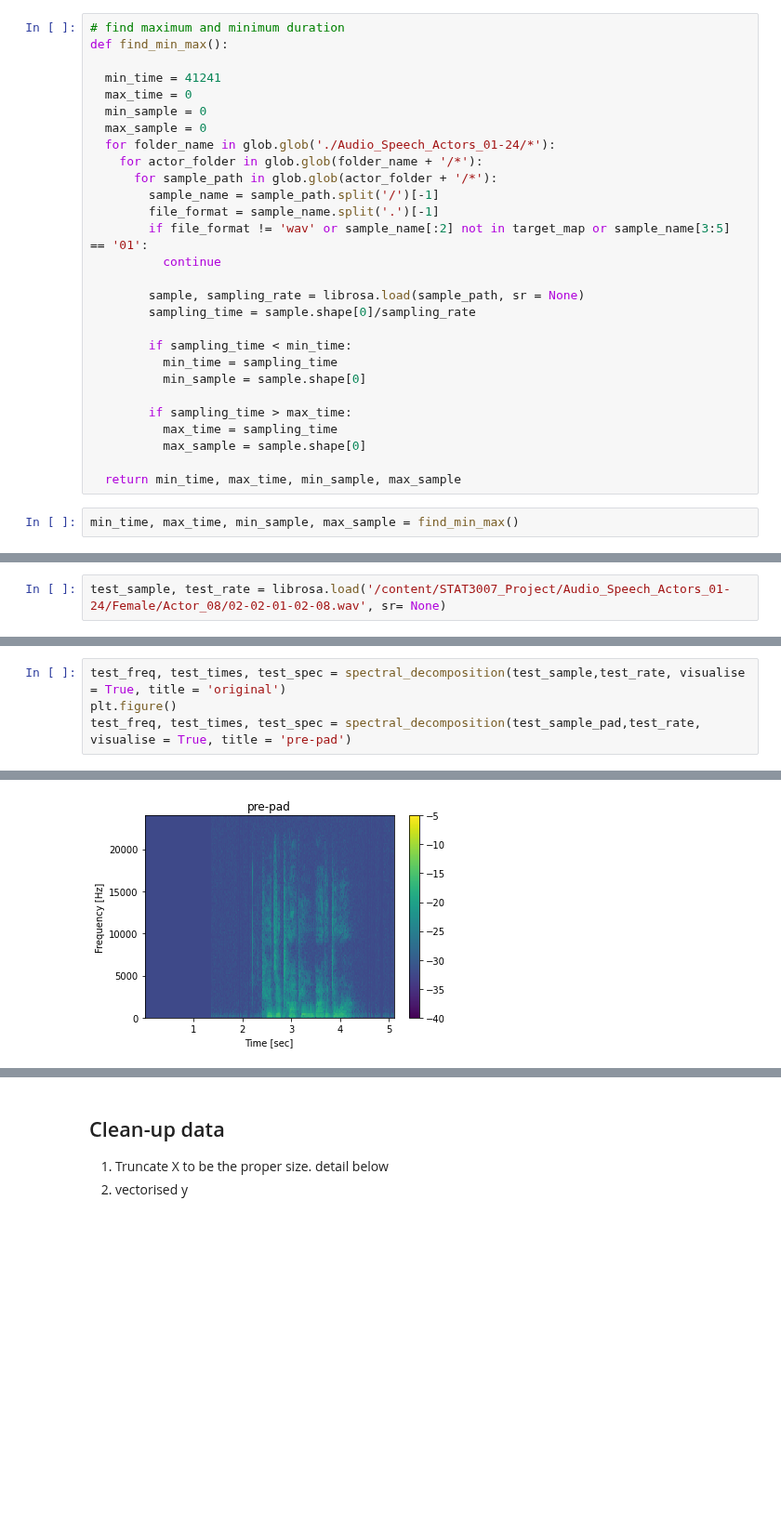
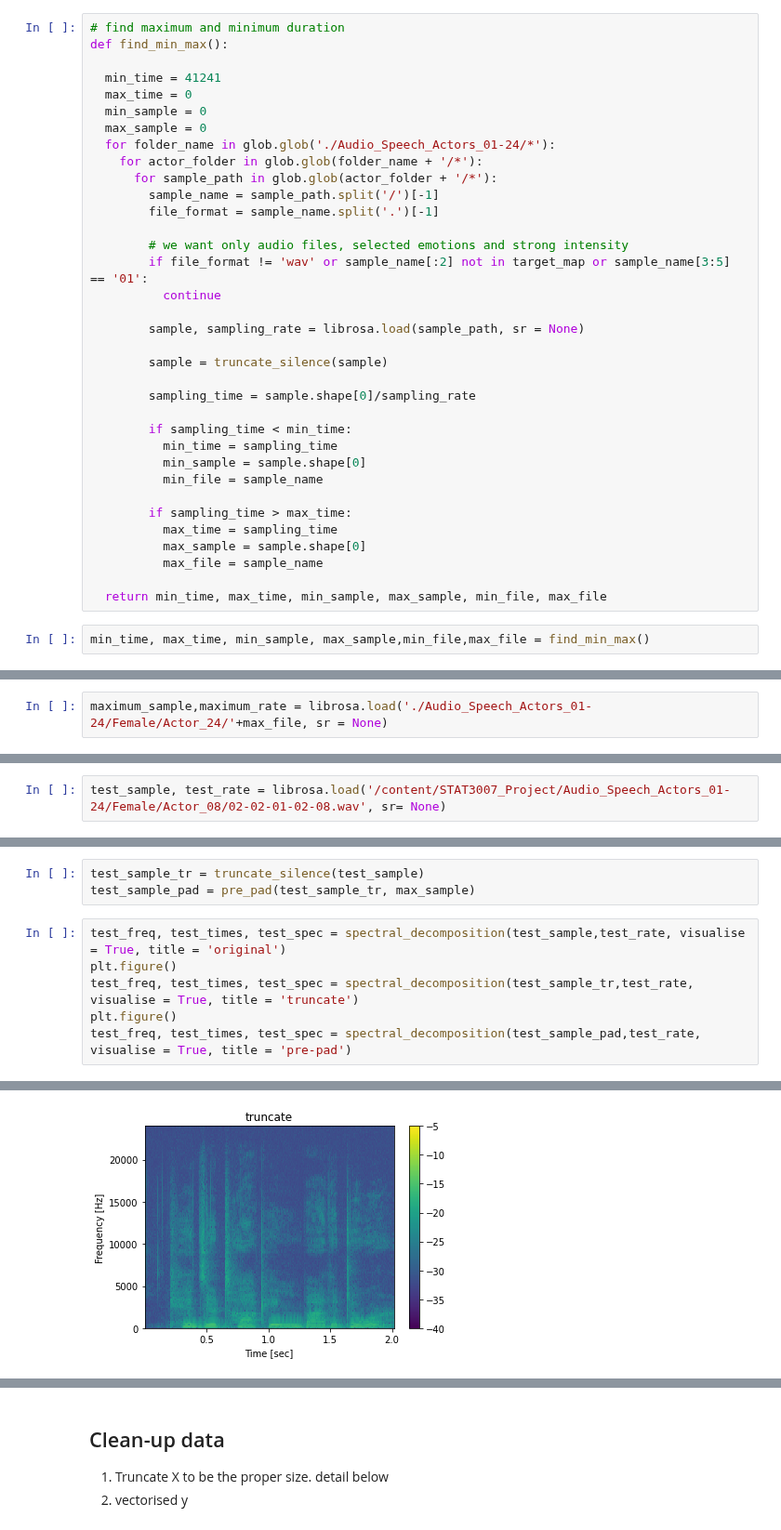
Before and after one commit to JordanFoss/STAT3007_Project, a Jupyter notebook: TimeDistributedCNN .ipynb, the cells around one changed output, grey strips where cells are left out. Shown at 93% size. Saved outputs shown, nothing was run; the diff lists cells and outputs as text; blank space fills up the shorter version.

```diff
--- a/TimeDistributedCNN .ipynb
+++ b/TimeDistributedCNN .ipynb
@@ -80,20 +138,27 @@ def find_min_max():
       for sample_path in glob.glob(actor_folder + '/*'):
         sample_name = sample_path.split('/')[-1]
         file_format = sample_name.split('.')[-1]
+
+        # we want only audio files, selected emotions and strong intensity
         if file_format != 'wav' or sample_name[:2] not in target_map or sample_name[3:5] == '01':
           continue
 
         sample, sampling_rate = librosa.load(sample_path, sr = None)
+
+        sample = truncate_silence(sample)
+
         sampling_time = sample.shape[0]/sampling_rate
 
         if sampling_time < min_time:
           min_time = sampling_time
           min_sample = sample.shape[0]
+          min_file = sample_name
 
         if sampling_time > max_time:
           max_time = sampling_time
           max_sample = sample.shape[0]
+          max_file = sample_name
 
-  return min_time, max_time, min_sample, max_sample
+  return min_time, max_time, min_sample, max_sample, min_file, max_file
 # %%
-min_time, max_time, min_sample, max_sample = find_min_max()
+min_time, max_time, min_sample, max_sample,min_file,max_file = find_min_max()
@@ -103,0 +169,2 @@ max_sample
+# %%
+maximum_sample,maximum_rate = librosa.load('./Audio_Speech_Actors_01-24/Female/Actor_24/'+max_file, sr = None)
@@ -125,7 +198,12 @@ test_sample_pad = pre_pad(test_sample, max_sample)
+# %%
+test_sample_tr = truncate_silence(test_sample)
+test_sample_pad = pre_pad(test_sample_tr, max_sample)
 # %%
 test_freq, test_times, test_spec = spectral_decomposition(test_sample,test_rate, visualise = True, title = 'original')
 plt.figure()
+test_freq, test_times, test_spec = spectral_decomposition(test_sample_tr,test_rate, visualise = True, title = 'truncate')
+plt.figure()
 test_freq, test_times, test_spec = spectral_decomposition(test_sample_pad,test_rate, visualise = True, title = 'pre-pad')
 # %% [output]
 [figure]
-[figure, old version]
+[figure, new version]
```
Also changed, not shown: parts of 47 cells of this notebook.
